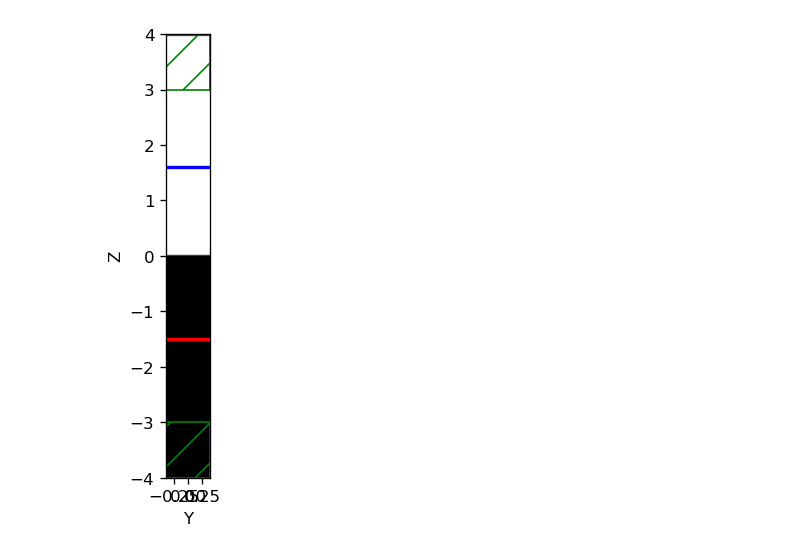
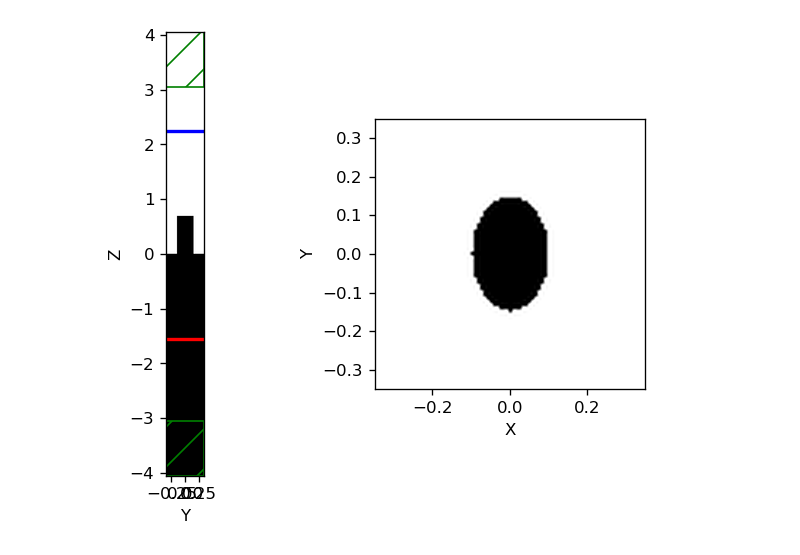
Before and after one commit to edoverg/modeconverter, a Jupyter notebook: unit_cell_meep.ipynb, the cells around one changed output. Drawn from its saved outputs; the diff is of its cells as text; code cells hidden in the pictures.

```diff
--- a/unit_cell_meep.ipynb
+++ b/unit_cell_meep.ipynb
@@ -4,11 +4,7 @@ import numpy as np
 import numpy.matlib
 import matplotlib.pyplot as plt
 
-resolution = 30 # pixels/um
-
-dpml = 1.0 #PML thickness
-dsub = 3.0 #substrate thickness
-dpad = dsub #passind between cell and PML
+resolution = 120 # pixels/unit length
 
 wvl_min = 1.5
 wvl_max = 1.6
@@ -19,6 +15,10 @@ fcen = 0.5*(fmin+fmax)
 df = fmax-fmin
 nfreq = 10
 
+dpml = 1.0 #PML thickness
+dsub = 1.5 + wvl_cen #substrate thickness
+dpad = dsub #passind between cell and PML
+
 k_point = mp.Vector3(0,0,0) #used for PBC
 
 n_si = 3.43 #silicon refractive index
@@ -26,12 +26,15 @@ si = mp.Medium(index=n_si)
 n_air = 1.0 #air refractive index
 air = mp.Medium(index=n_air)
 # %%
-P = 0.8 #unit cell pitch
-h = 0.8 #pillar height
+P = 0.7 #unit cell pitch
+h = 0.7 #pillar height
 
 sim_z_size = dpml + dsub + dpad + dpml
 sim_x_size = P
 sim_y_size = P
+
+major_ax = 0.3 #major axis of the ellipse
+minor_ax = 0.2 #minor axis of the ellipse
 
 substrate_geo = mp.Block(
     material = si,
@@ -39,7 +42,26 @@ substrate_geo = mp.Block(
     center = mp.Vector3(0,0,-(dsub+dpml)/2),
 )
 
-source_position = mp.Vector3(0,0,-dsub/2) #source position in the middle of the substrate
+ellipse_geo = mp.Ellipsoid(
+    size = mp.Vector3(major_ax, minor_ax, 2*dpad),
+    center = mp.Vector3(0,0,0),
+    material = si,
+)
+ellipse_geo.do_averaging = True
+
+cut_box_1 = mp.Block(
+    material = air,
+    size = mp.Vector3(major_ax, minor_ax, dpad-h),
+    center = mp.Vector3(0,0,(dpad-h)/2+h)
+)
+
+cut_box_2 = mp.Block(
+    material = air,
+    size = mp.Vector3(major_ax, minor_ax, dpad),
+    center = mp.Vector3(0,0,-dpad/2)
+)
+
+source_position = mp.Vector3(0,0,-wvl_cen) #source position in the middle of the substrate
 source = mp.Source(
     mp.GaussianSource(fcen, fwidth=df),
     component = mp.Ex,
@@ -50,23 +72,42 @@ source = mp.Source(
 cell_size = mp.Vector3(sim_x_size, sim_y_size, sim_z_size)
 pml_layers = [mp.PML(dpml,direction=mp.Z)]
 
+def elliptic_cylinder_func(p):
+    # p is an mp.Vector3 point (x, y, z)
+    if (p.x / (minor_ax/2)) ** 2 + (p.y / (major_ax/2)) ** 2 <= 1.0 and abs(p.z) <= h and abs(p.z) >= 0:
+        return si
+    return air
+elliptic_cylinder_func.do_averaging = True
+
+test_ell = mp.Block(
+    center=mp.Vector3(0, 0, h/2),
+    size=mp.Vector3(2*minor_ax, 2*major_ax, h),
+    material=elliptic_cylinder_func,
+)
+
 sim = mp.Simulation(
     resolution = resolution,
     cell_size = cell_size,
     boundary_layers = pml_layers,
     sources = [source],
-    geometry = [substrate_geo],
+    #geometry = [ ellipse_geo, cut_box_1, cut_box_2, substrate_geo ],
+    geometry = [test_ell, substrate_geo],
+    material_function = elliptic_cylinder_func,
     default_material = air,
     k_point = k_point,
 )
 
-monitor_position = mp.Vector3(0,0,2*h)
+monitor_position = mp.Vector3(0,0,h+wvl_cen)
 flux_mon = sim.add_flux(
     fcen, df, nfreq, mp.FluxRegion(center=monitor_position, size=mp.Vector3(sim_x_size, sim_y_size, 0))
 )
 
-f = plt.figure(dpi=120)
+f, ax = plt.subplots(1,2,dpi=120)
 yz_plane = mp.Volume(center=mp.Vector3(0,0,0), size=mp.Vector3(0,sim_y_size,sim_z_size))
-sim.plot2D(ax=f.gca(),output_plane=yz_plane,show_sources=True,show_monitors=True)
+xy_plane = mp.Volume(center=mp.Vector3(0,0,h/2), size=mp.Vector3(sim_x_size,sim_y_size,0))
+sim.plot2D(ax=ax[0],output_plane=yz_plane,show_sources=True,show_monitors=True)
+sim.plot2D(ax=ax[1],output_plane=xy_plane,show_sources=True,show_monitors=True,show_epsilon=True)
+ax[1].set_xlim(-sim_x_size/2, sim_x_size/2)
+ax[1].set_ylim(-sim_y_size/2, sim_y_size/2)
 plt.show()
 # %% [output]
@@ -77,4 +128,4 @@ plt.show()
-[figure, old version]
+[figure, new version]
 # %%
 obs_point = monitor_position
 stop_cond = mp.stop_when_fields_decayed(25, mp.Ex, obs_point, 1e-6)
```
Also changed, not shown: parts of 5 cells of this notebook, 3 other files.
